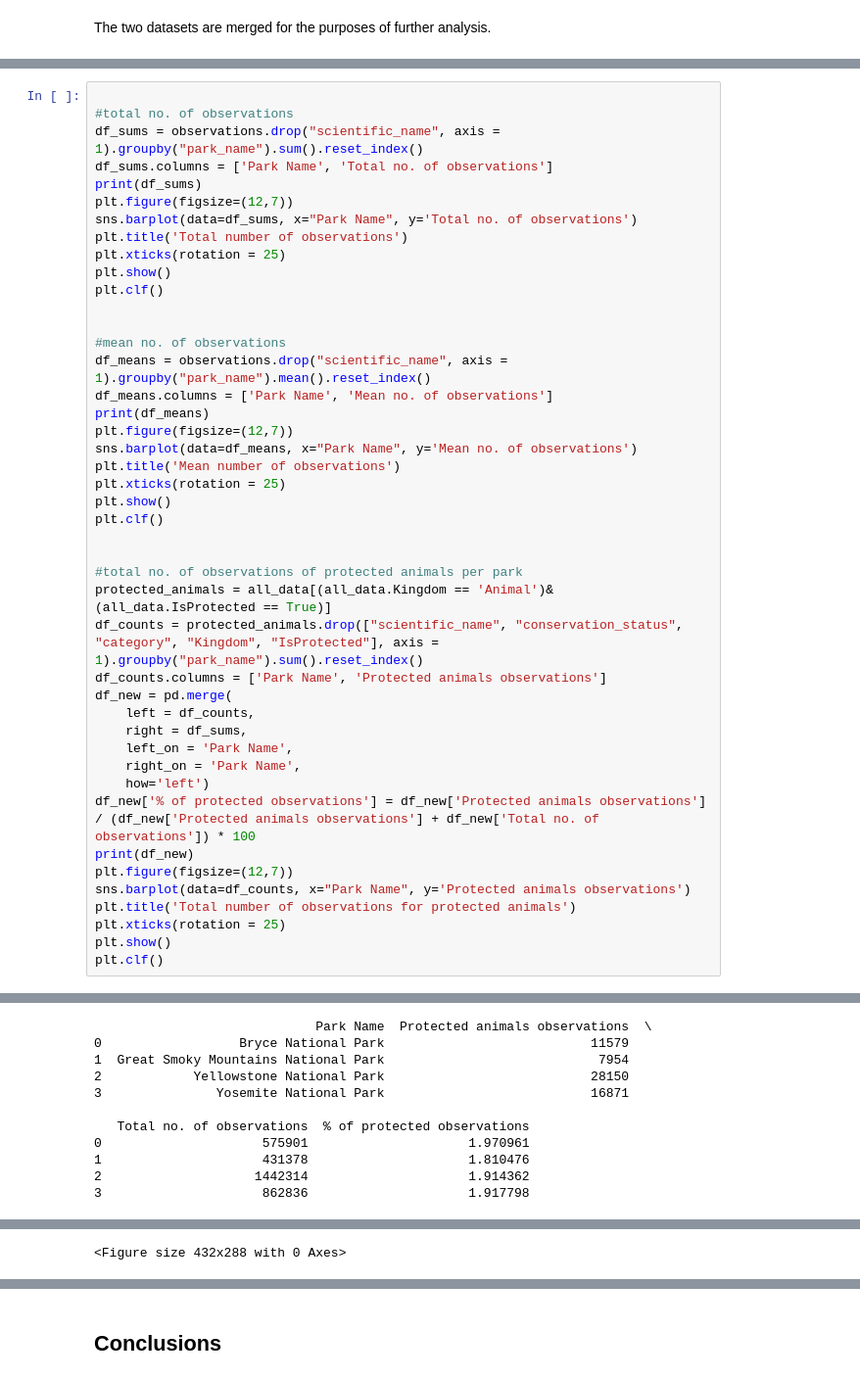
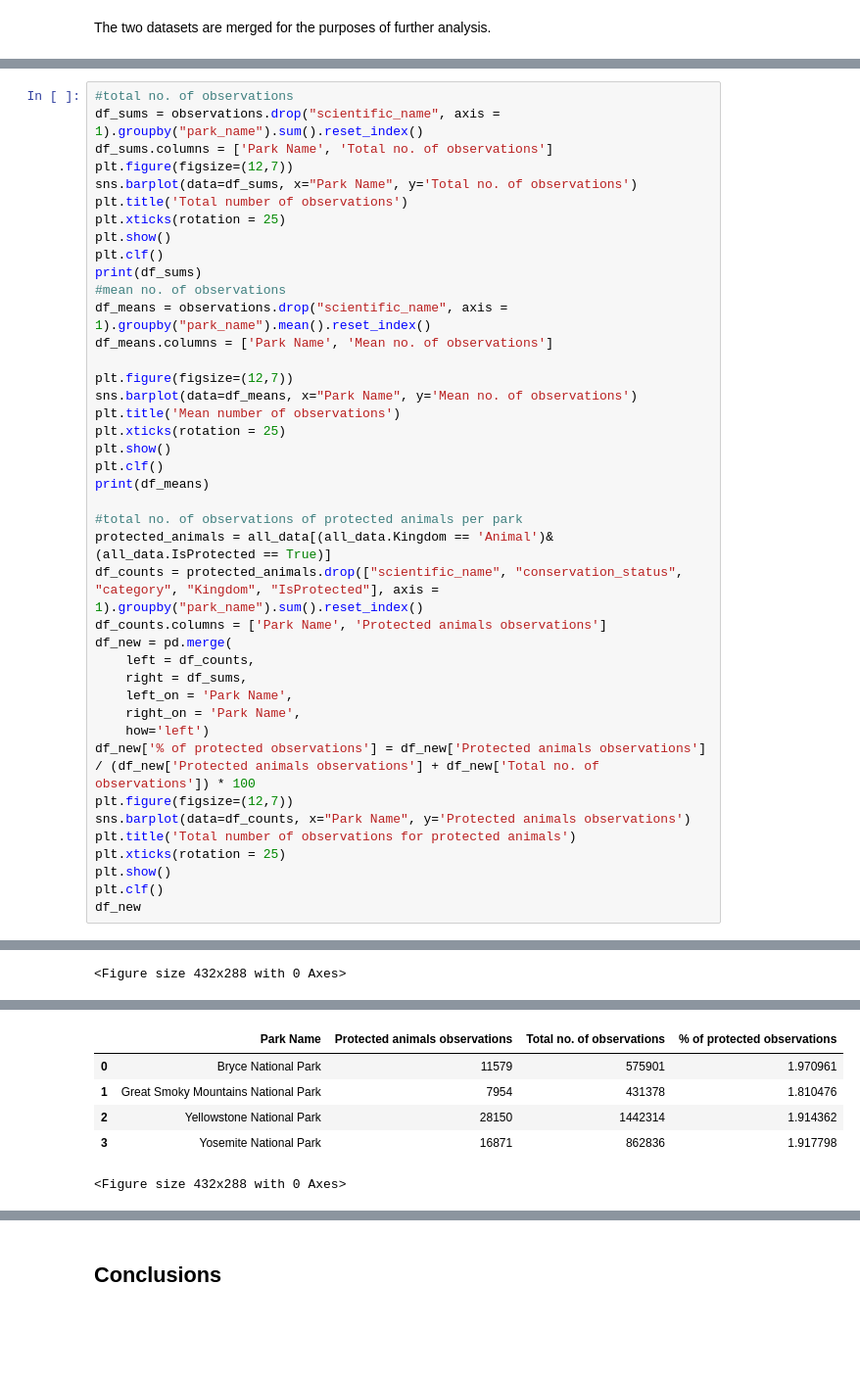
Before and after one commit to R0go/BioDiversity, a Jupyter notebook: biodiversity.ipynb, the cells around one changed output, grey strips where cells are left out. Shown at 98% size. Drawn from its saved outputs; the diff is of its cells as text; blank space fills up the shorter version.

```diff
--- a/biodiversity.ipynb
+++ b/biodiversity.ipynb
@@ -384,28 +388,25 @@ The distribution of the total number of observations between the parks correspon
 # %%
-
 #total no. of observations
 df_sums = observations.drop("scientific_name", axis = 1).groupby("park_name").sum().reset_index()
 df_sums.columns = ['Park Name', 'Total no. of observations']
-print(df_sums)
 plt.figure(figsize=(12,7))
 sns.barplot(data=df_sums, x="Park Name", y='Total no. of observations')
 plt.title('Total number of observations')
 plt.xticks(rotation = 25)
 plt.show()
 plt.clf()
-
-
+print(df_sums)
 #mean no. of observations
 df_means = observations.drop("scientific_name", axis = 1).groupby("park_name").mean().reset_index()
 df_means.columns = ['Park Name', 'Mean no. of observations']
-print(df_means)
+
 plt.figure(figsize=(12,7))
 sns.barplot(data=df_means, x="Park Name", y='Mean no. of observations')
 plt.title('Mean number of observations')
 plt.xticks(rotation = 25)
 plt.show()
 plt.clf()
-
+print(df_means)
 
 #total no. of observations of protected animals per park
 protected_animals = all_data[(all_data.Kingdom == 'Animal')&(all_data.IsProtected == True)]
@@ -418,11 +419,11 @@ df_new = pd.merge(
     right_on = 'Park Name',
     how='left')
 df_new['% of protected observations'] = df_new['Protected animals observations'] / (df_new['Protected animals observations'] + df_new['Total no. of observations']) * 100
-print(df_new)
 plt.figure(figsize=(12,7))
 sns.barplot(data=df_counts, x="Park Name", y='Protected animals observations')
 plt.title('Total number of observations for protected animals')
 plt.xticks(rotation = 25)
 plt.show()
 plt.clf()
+df_new
 # %% [output]
@@ -442,11 +443 @@ plt.clf()
-                             Park Name  Protected animals observations  \
-0                  Bryce National Park                           11579
-1  Great Smoky Mountains National Park                            7954
-2            Yellowstone National Park                           28150
-3               Yosemite National Park                           16871
-
-   Total no. of observations  % of protected observations
-0                     575901                     1.970961
-1                     431378                     1.810476
-2                    1442314                     1.914362
-3                     862836                     1.917798
+<Figure size 432x288 with 0 Axes>
@@ -453 +445,6 @@ plt.clf()
+|  | Park Name | Protected animals observations | Total no. of observations | % of protected observations |
+| 0 | Bryce National Park | 11579 | 575901 | 1.970961 |
+| 1 | Great Smoky Mountains National Park | 7954 | 431378 | 1.810476 |
+| 2 | Yellowstone National Park | 28150 | 1442314 | 1.914362 |
+| 3 | Yosemite National Park | 16871 | 862836 | 1.917798 |
 <Figure size 432x288 with 0 Axes>
```
Also changed, not shown: parts of 27 cells of this notebook.
